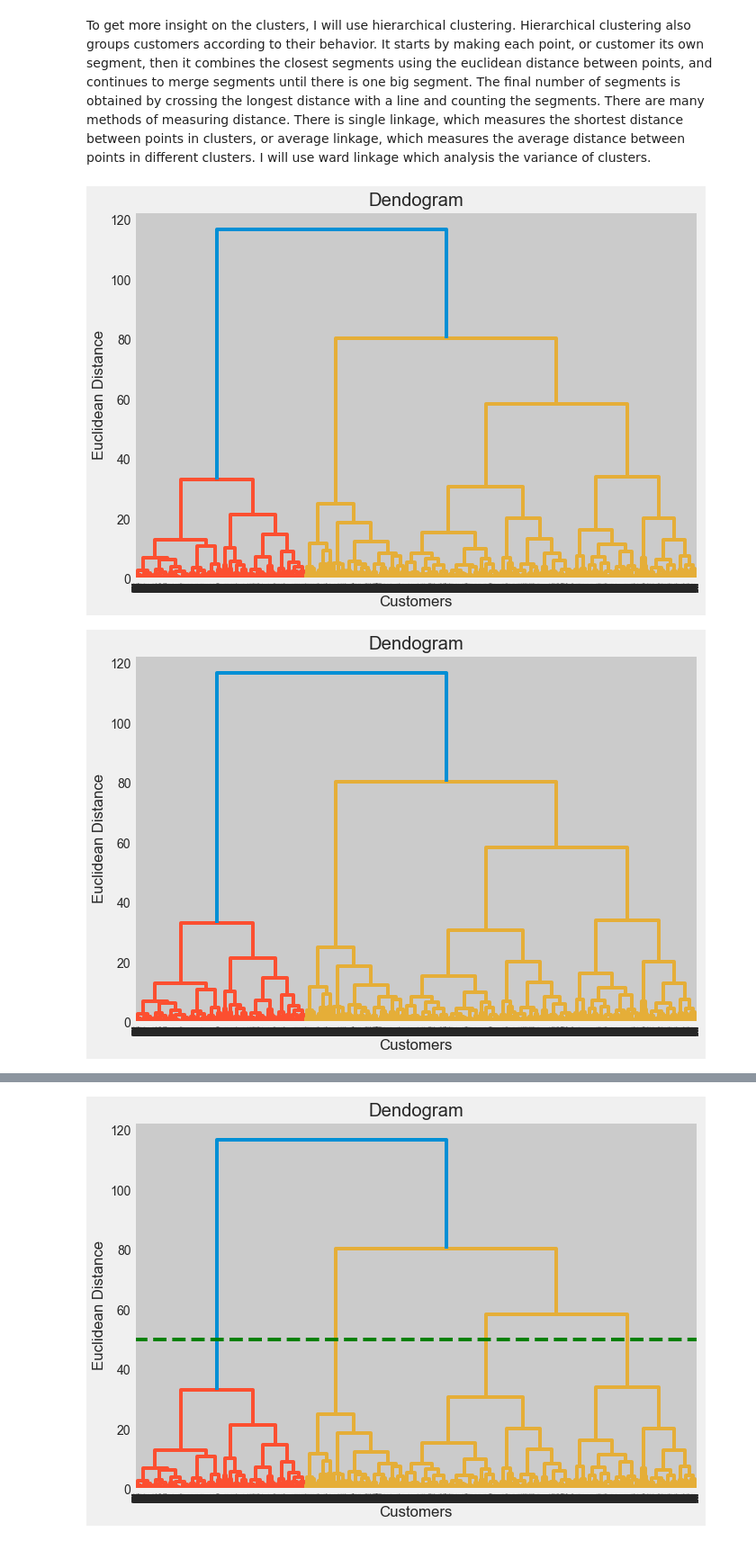
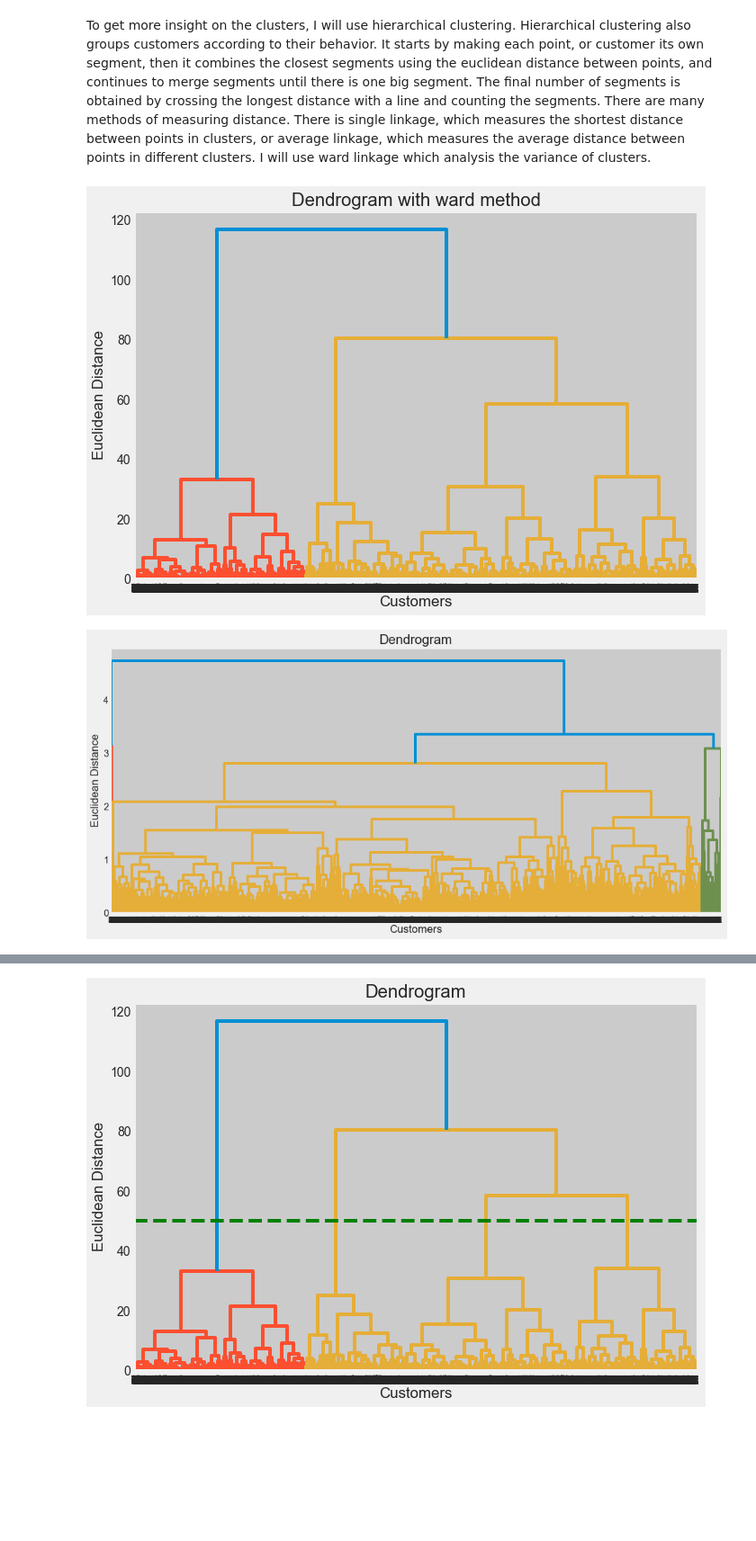
Before and after one commit to rime11/springboard, a Jupyter notebook: capstone_3/data modeling/customer_segmentation.ipynb, the cells around one changed output, grey strips where cells are left out. Shown at 90% size. Saved outputs shown, nothing was run; the diff lists cells and outputs as text; code cells hidden in the pictures; blank space fills up the shorter version.

```diff
--- a/capstone_3/data modeling/customer_segmentation.ipynb
+++ b/capstone_3/data modeling/customer_segmentation.ipynb
@@ -151,27 +159,3 @@ def plot_rfm(data,title):
 plot_rfm(data, 'Distribution of Variables')
 # %% [output]
 [figure]
-# %%
-#Plot each variable
-sns.set_style('darkgrid')
-plt.style.use('fivethirtyeight')
-
-
-f,ax = plt.subplots(3,1,figsize=(10,7))
-
-sns.distplot(data['Recency'],ax=ax[0],label='Recency')
-#ax[0].set_title('Recency')
-ax[0].set_xlabel(None)
-ax[0].legend()
-
-sns.distplot(data['Frequency'],ax=ax[1],label='Frequency')
-#ax[1].set_title('Frequency')
-ax[1].set_xlabel(None)
-ax[1].legend()
-
-sns.distplot(data['MonetaryValue'],ax=ax[2],label = 'Monetary Value')
-#ax[2].set_title('Monetary Value')
-ax[2].set_xlabel(None)
-ax[2].legend()
-
-plt.tight_layout()
@@ -591,19 +573,19 @@ Hierarchical clustering also groups customers according to their behavior. It st
 plt.figure(figsize=(10,7))
 dist1 = hierarchy.linkage(data_normalized,method='ward')
 dendogram = hierarchy.dendrogram(dist)
-plt.title('Dendogram')
+plt.title('Dendrogram with ward method')
 plt.ylabel('Euclidean Distance')
 plt.xlabel('Customers');
 # %% [output]
-[figure, old version]
+[figure, new version]
 # %%
 #dendogram using average linkage method
-plt.figure(figsize=(10,7))
+plt.figure(figsize=(15,7))
 dist2 = hierarchy.linkage(data_normalized,method='average')
-dendogram = hierarchy.dendrogram(dist)
-plt.title('Dendogram')
+dendogram = hierarchy.dendrogram(dist2)
+plt.title('Dendrogram')
 plt.ylabel('Euclidean Distance')
 plt.xlabel('Customers');
 # %% [output]
-[figure, old version]
+[figure, new version]
 # %% [markdown]
```
Also changed, not shown: parts of 12 cells of this notebook, 5 other files.
